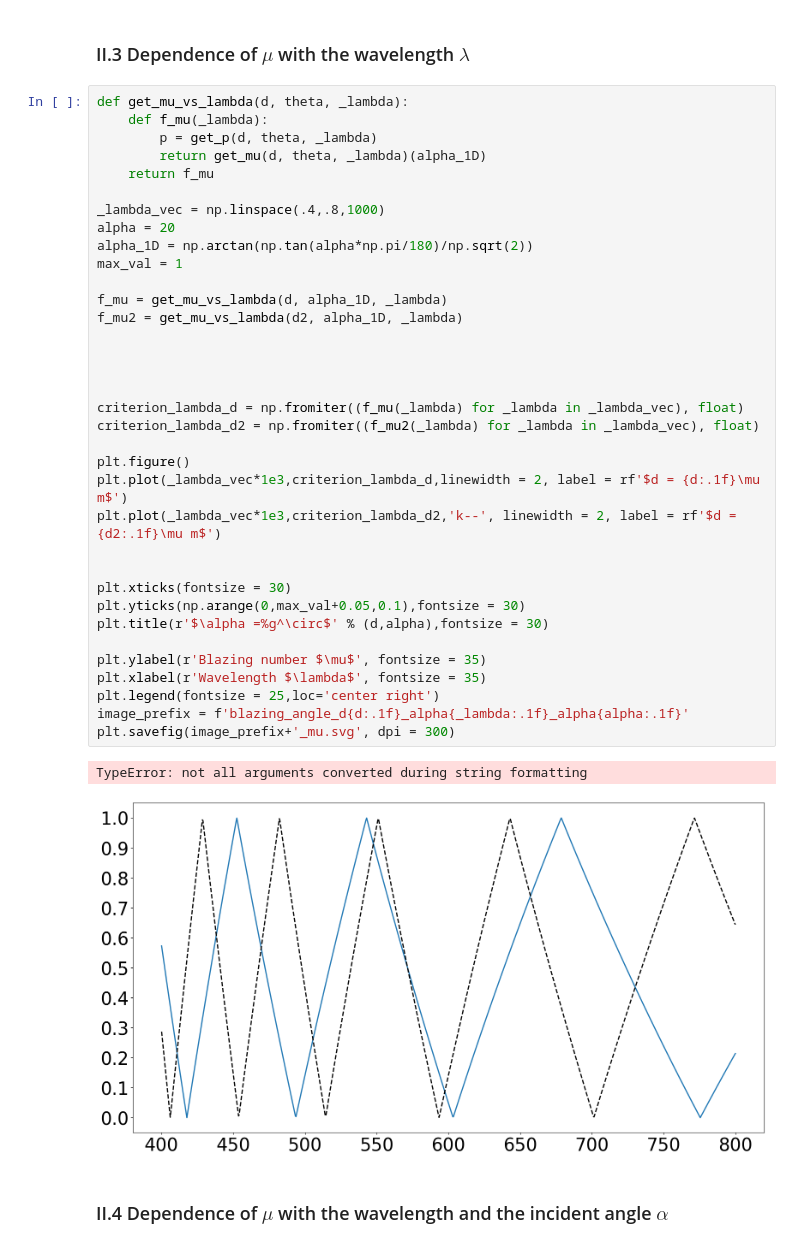
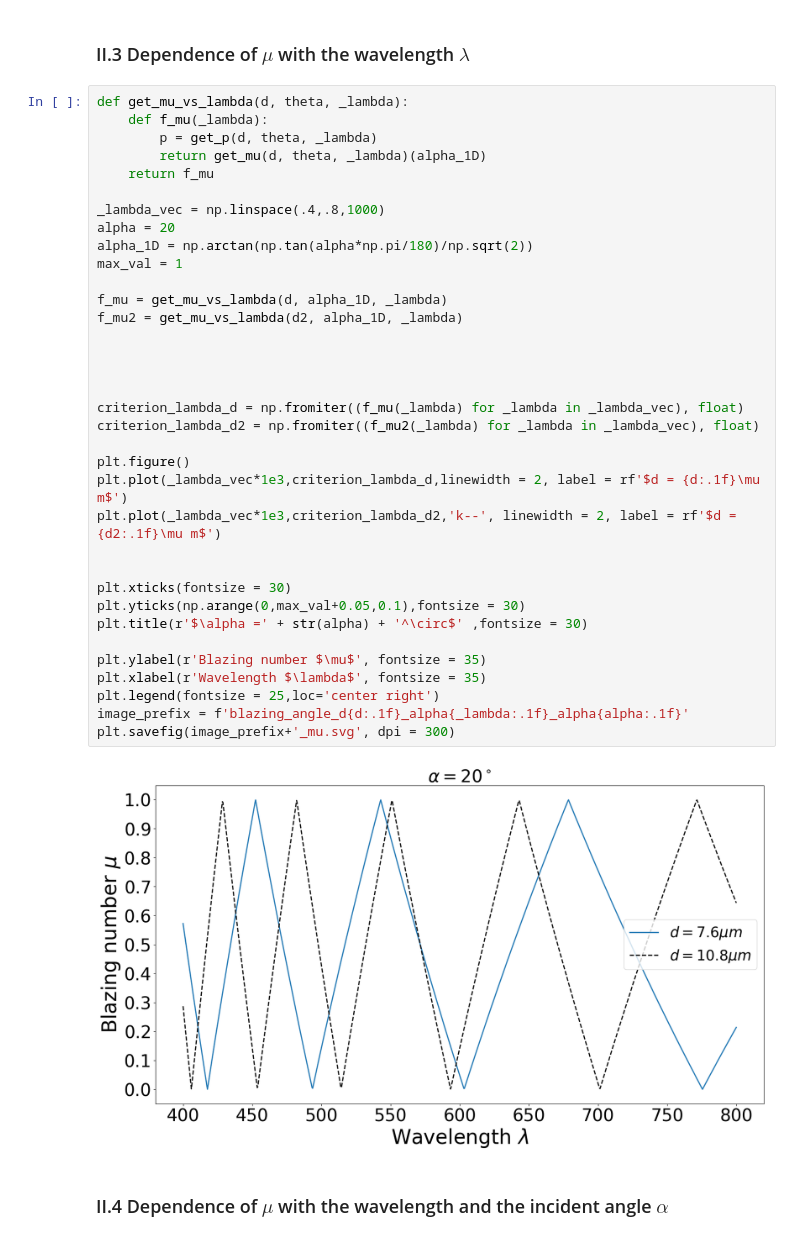
Before and after one commit to wavefrontshaping/tutorial-DMD-setup-2023, a Jupyter notebook: python/DMD_diffraction_effects.ipynb, the cells around one changed output. Cells and saved outputs as stored; diff of their text form.

```diff
--- a/python/DMD_diffraction_effects.ipynb
+++ b/python/DMD_diffraction_effects.ipynb
@@ -96,36 +124,35 @@ def get_mu_vs_lambda(d, theta, _lambda):
     return f_mu
 
 _lambda_vec = np.linspace(.4,.8,1000)
 alpha = 20
 alpha_1D = np.arctan(np.tan(alpha*np.pi/180)/np.sqrt(2))
 max_val = 1
 
 f_mu = get_mu_vs_lambda(d, alpha_1D, _lambda)
 f_mu2 = get_mu_vs_lambda(d2, alpha_1D, _lambda)
 
 
 
 
 criterion_lambda_d = np.fromiter((f_mu(_lambda) for _lambda in _lambda_vec), float)
 criterion_lambda_d2 = np.fromiter((f_mu2(_lambda) for _lambda in _lambda_vec), float)
 
 plt.figure()
 plt.plot(_lambda_vec*1e3,criterion_lambda_d,linewidth = 2, label = rf'$d = {d:.1f}\mu m$')
 plt.plot(_lambda_vec*1e3,criterion_lambda_d2,'k--', linewidth = 2, label = rf'$d = {d2:.1f}\mu m$')
 
 
 plt.xticks(fontsize = 30)
 plt.yticks(np.arange(0,max_val+0.05,0.1),fontsize = 30)
-plt.title(r'$\alpha =%g^\circ$' % (d,alpha),fontsize = 30)
+plt.title(r'$\alpha =' + str(alpha) + '^\circ$' ,fontsize = 30)
 
 plt.ylabel(r'Blazing number $\mu$', fontsize = 35)
 plt.xlabel(r'Wavelength $\lambda$', fontsize = 35)
 plt.legend(fontsize = 25,loc='center right')
 image_prefix = f'blazing_angle_d{d:.1f}_alpha{_lambda:.1f}_alpha{alpha:.1f}'
 plt.savefig(image_prefix+'_mu.svg', dpi = 300)
 # %% [output]
-TypeError: not all arguments converted during string formatting
-[figure, old version]
+[figure, new version]
 # %% [markdown]
 ### II.4 Dependence of $\mu$ with the wavelength and the incident angle $\alpha$
 # %%
```
Also changed, not shown: parts of 8 cells of this notebook.
